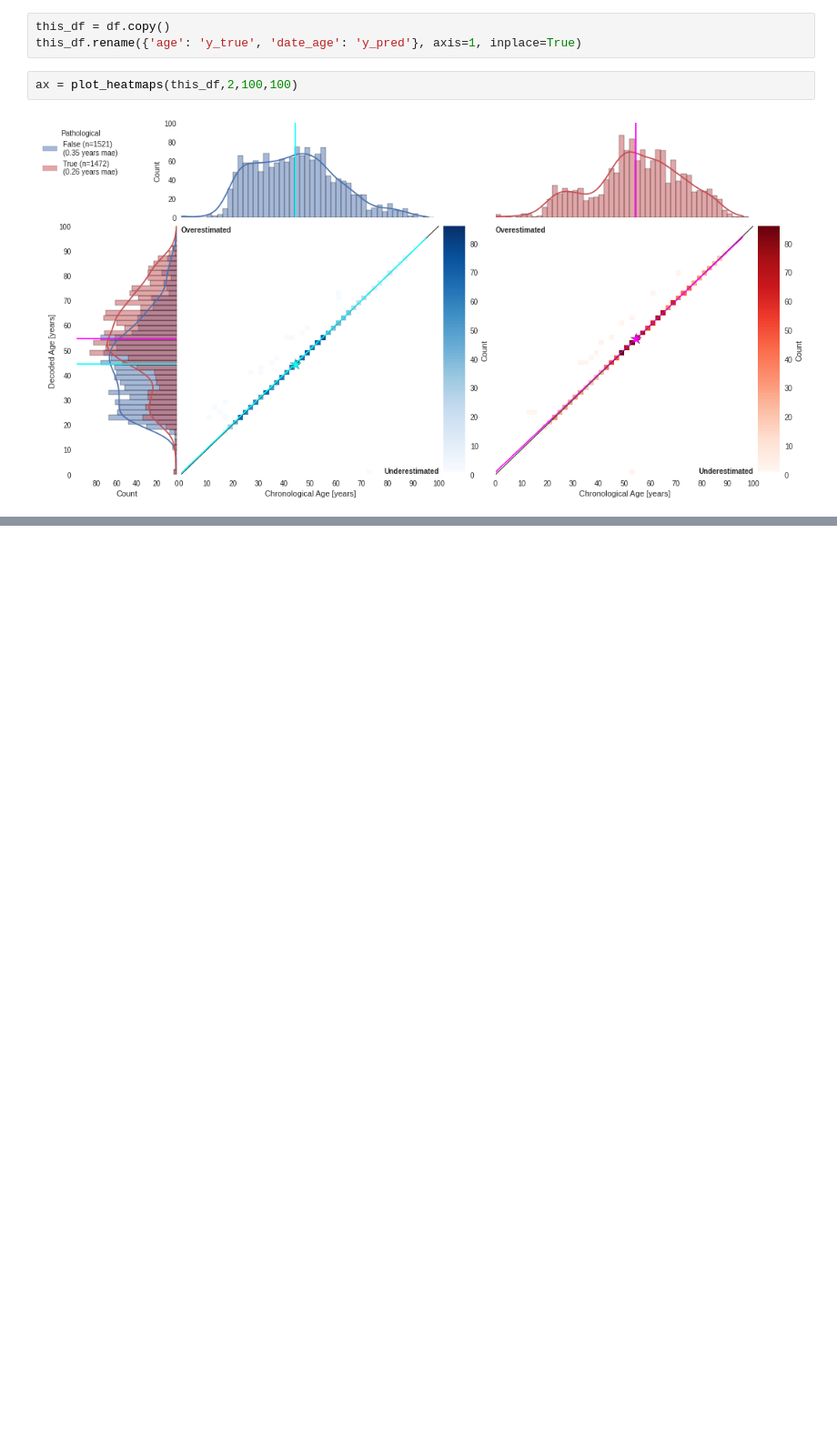
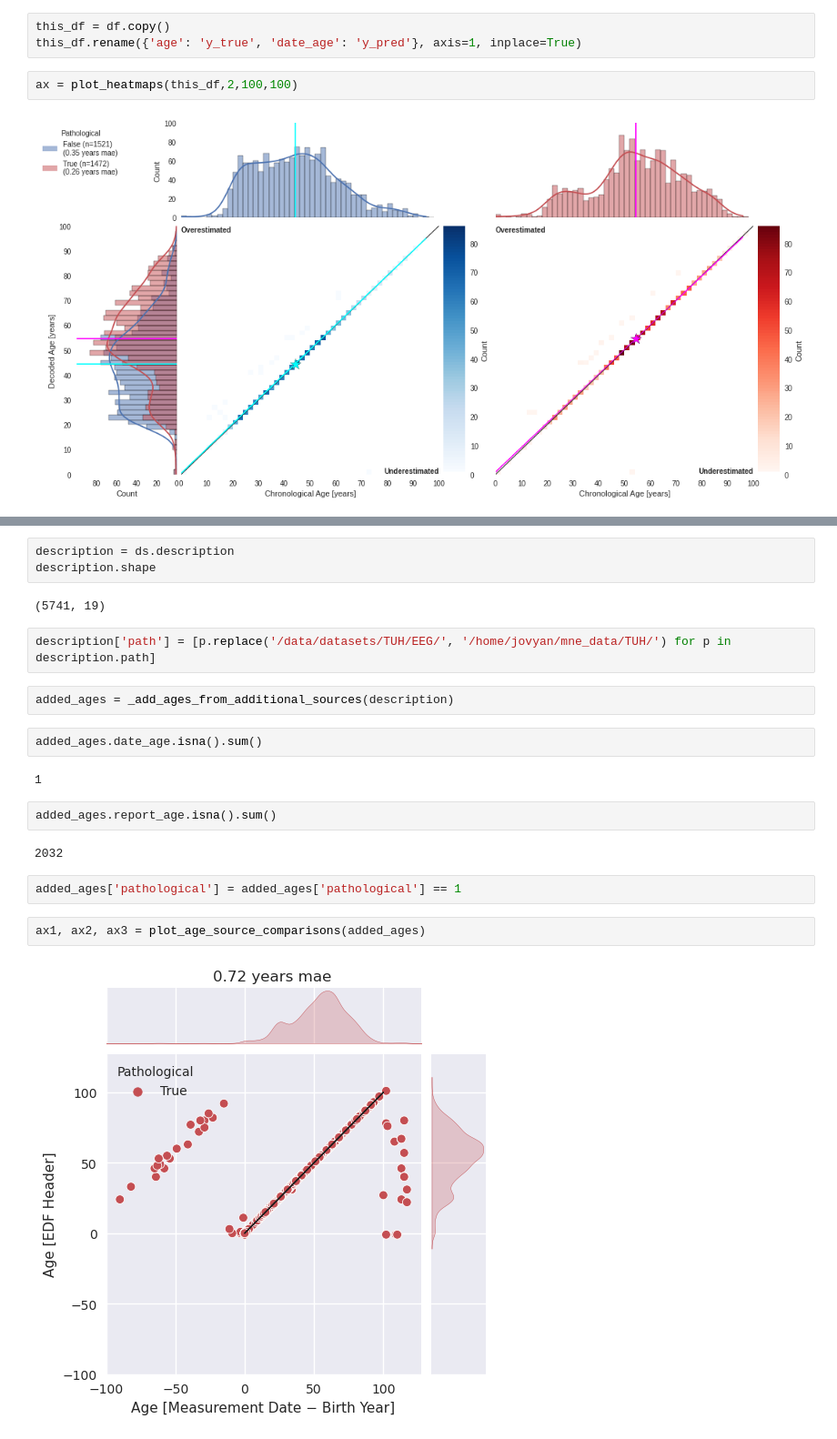
Before and after one commit to gemeinl/eeg-brain-age, a Jupyter notebook: age_source_analysis.ipynb, the cells around one changed output, grey strips where cells are left out. Shown: that part at 91% size. Drawn from its saved outputs; the diff is of its cells as text; blank space fills up the shorter version.

```diff
--- a/age_source_analysis.ipynb
+++ b/age_source_analysis.ipynb
@@ -343,0 +390,23 @@ ax = plot_heatmaps(this_df,2,100,100)
+# %%
+description = ds.description
+description.shape
+# %% [output]
+(5741, 19)
+# %%
+description['path'] = [p.replace('/data/datasets/TUH/EEG/', '/home/jovyan/mne_data/TUH/') for p in description.path]
+# %%
+added_ages = _add_ages_from_additional_sources(description)
+# %%
+added_ages.date_age.isna().sum()
+# %% [output]
+1
+# %%
+added_ages.report_age.isna().sum()
+# %% [output]
+2032
+# %%
+added_ages['pathological'] = added_ages['pathological'] == 1
+# %%
+ax1, ax2, ax3 = plot_age_source_comparisons(added_ages)
+# %% [output]
+[figure, added]
```
Also changed, not shown: parts of 22 cells of this notebook, 3 other files.
